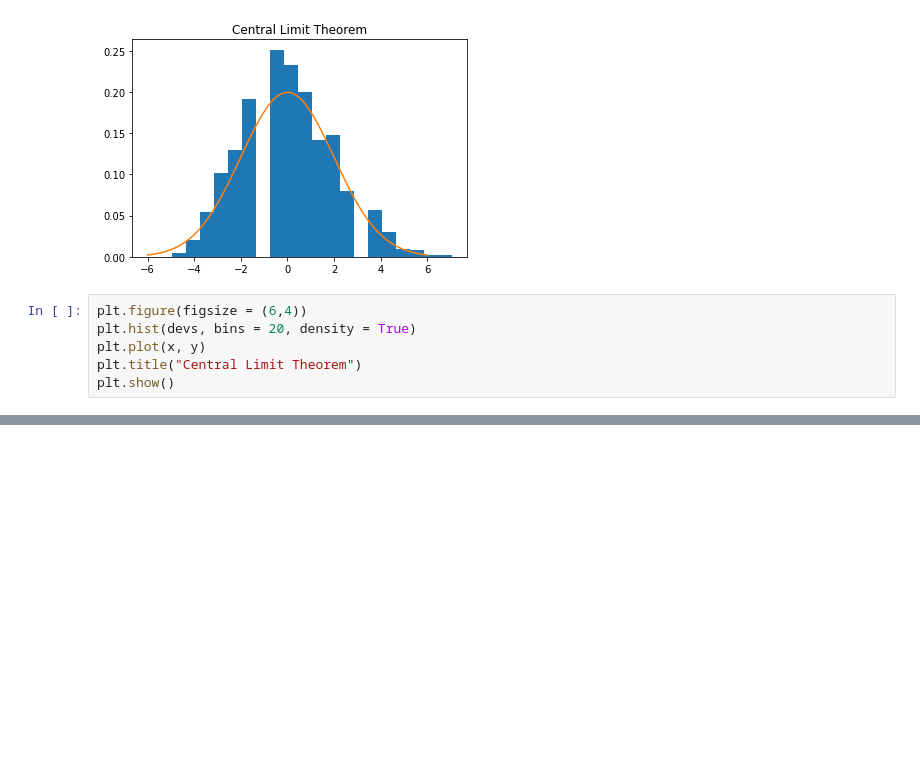
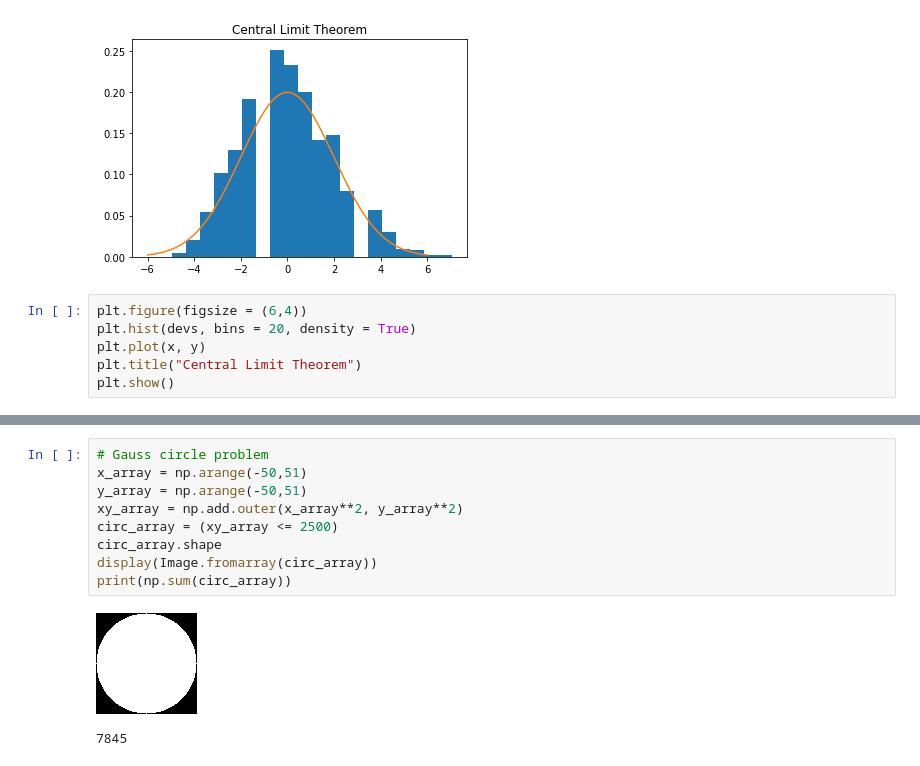
Before and after one commit to jp0utside/Programming-for-Mathematics, a Jupyter notebook: Warmups.ipynb, the cells around one changed output, grey strips where cells are left out. Drawn from its saved outputs; the diff is of its cells as text; blank space fills up the shorter version.

```diff
--- a/Warmups.ipynb
+++ b/Warmups.ipynb
@@ -161,0 +213,12 @@ plt.show()
+# %%
+# Gauss circle problem
+x_array = np.arange(-50,51)
+y_array = np.arange(-50,51)
+xy_array = np.add.outer(x_array**2, y_array**2)
+circ_array = (xy_array <= 2500)
+circ_array.shape
+display(Image.fromarray(circ_array))
+print(np.sum(circ_array))
+# %% [output]
+[figure, added]
+7845
```
Also changed, not shown: parts of 6 cells of this notebook.
